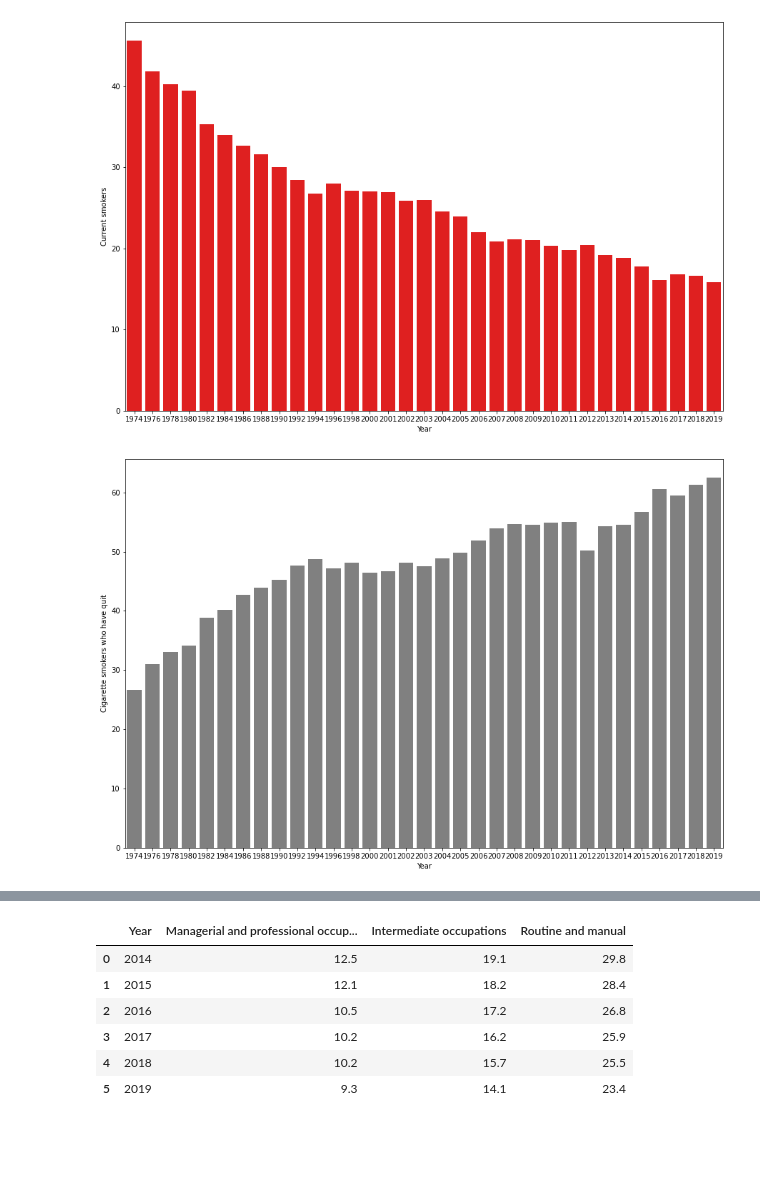
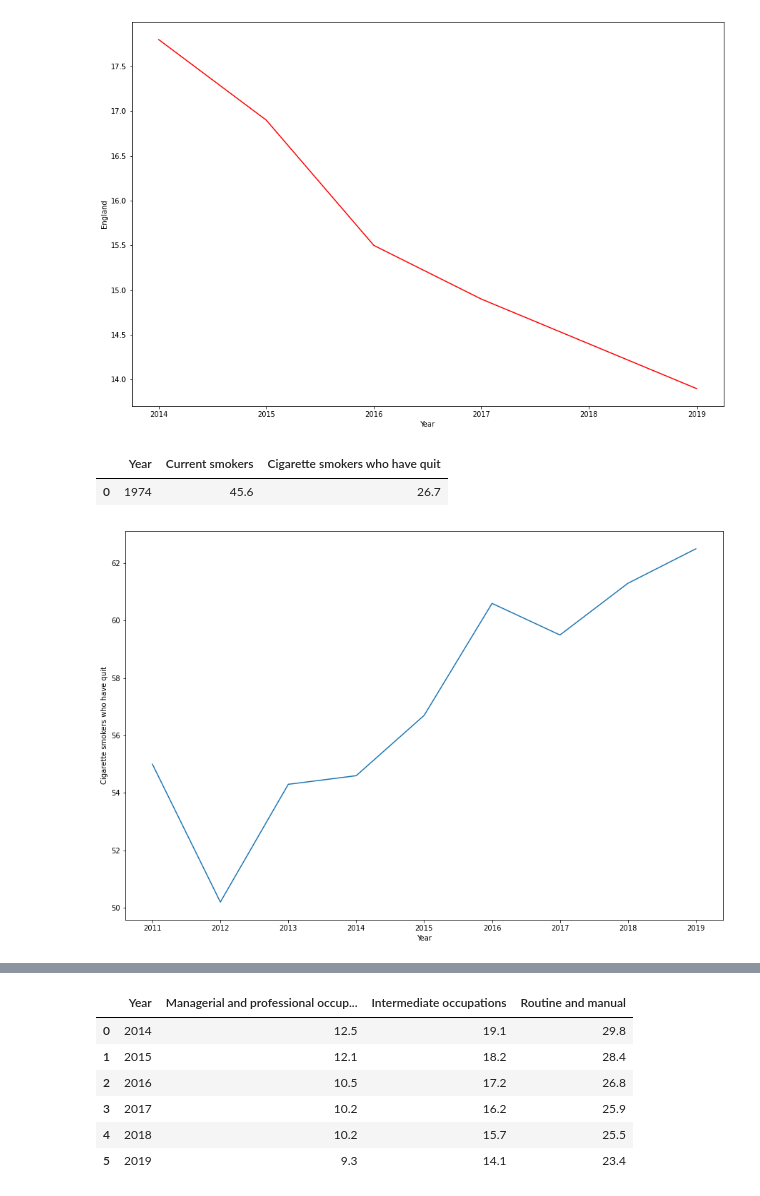
Before and after one commit to alptercan/data-analytics-project, a Jupyter notebook: Tobacco_Control.ipynb, the cells around one changed output, grey strips where cells are left out. Cells and saved outputs as stored; diff of their text form; code cells hidden in the pictures; blank space fills up the shorter version.

```diff
--- a/Tobacco_Control.ipynb
+++ b/Tobacco_Control.ipynb
@@ -42,10 +50,20 @@ quit_people.head()
 # %%
 plt.figure(figsize=(15,10))
-ax = sns.barplot(x="Year", y="Current smokers", data=quit_people, color='r')
+ax =sns.lineplot( x = prevalence_year,y= england, color='r')
 # %% [output]
-[figure, old version]
+[figure, new version]
+# %%
+quit_people[0:1]
+# %% [output]
+|  | Year | Current smokers | Cigarette smokers who have quit |
+| 0 | 1974 | 45.6 | 26.7 |
+# %%
+quitt =quit_people[24:]
+quit_year = quitt['Year']
+current_smokers = quitt['Current smokers']
+quit_smokers = quitt['Cigarette smokers who have quit']
 # %%
 plt.figure(figsize=(15,10))
-ax = sns.barplot(x="Year", y="Cigarette smokers who have quit", data=quit_people, color='grey')
+ax = sns.lineplot(x=quit_year, y=quit_smokers)
 # %% [output]
-[figure, old version]
+[figure, new version]
```
Also changed, not shown: parts of 12 cells of this notebook, 1 other file.
